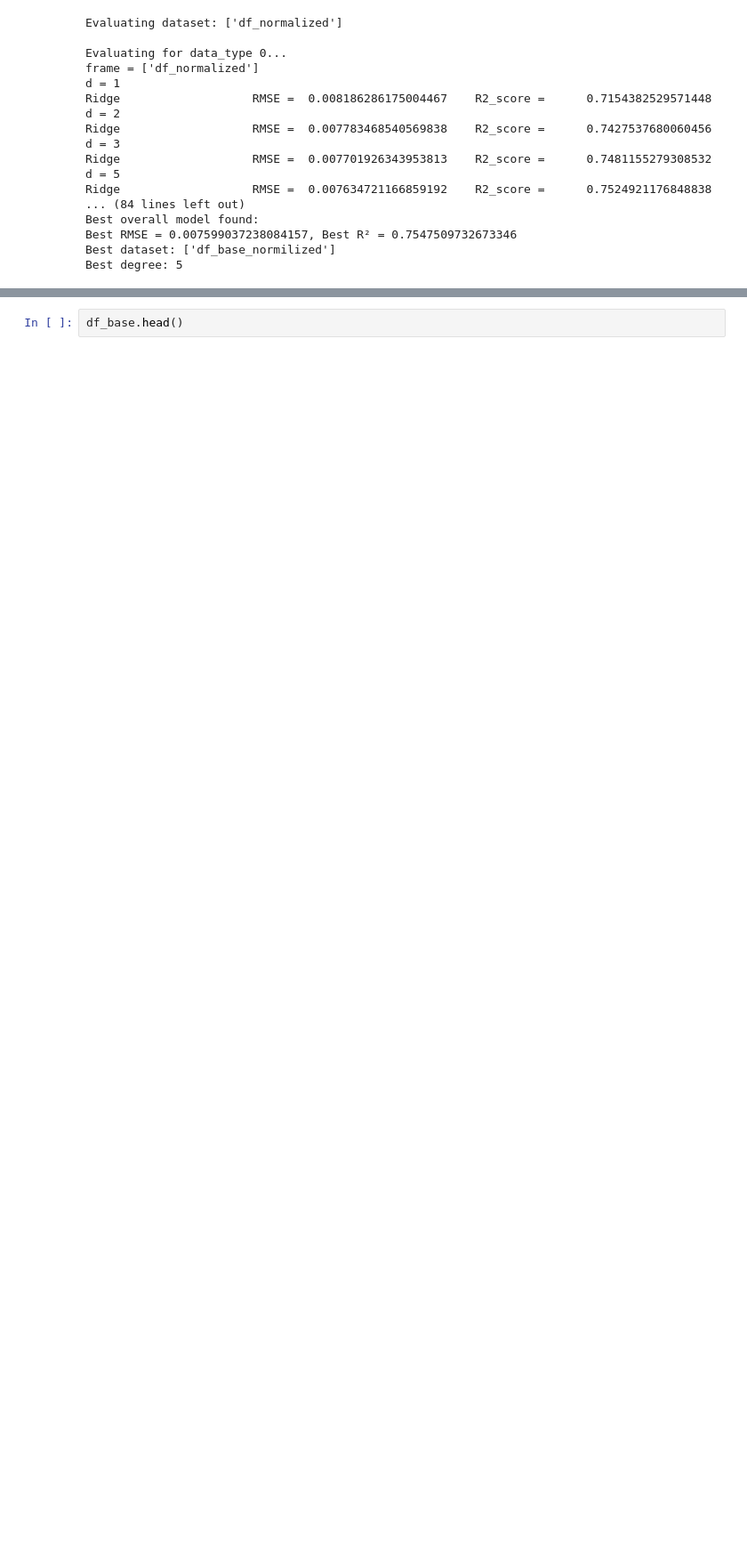
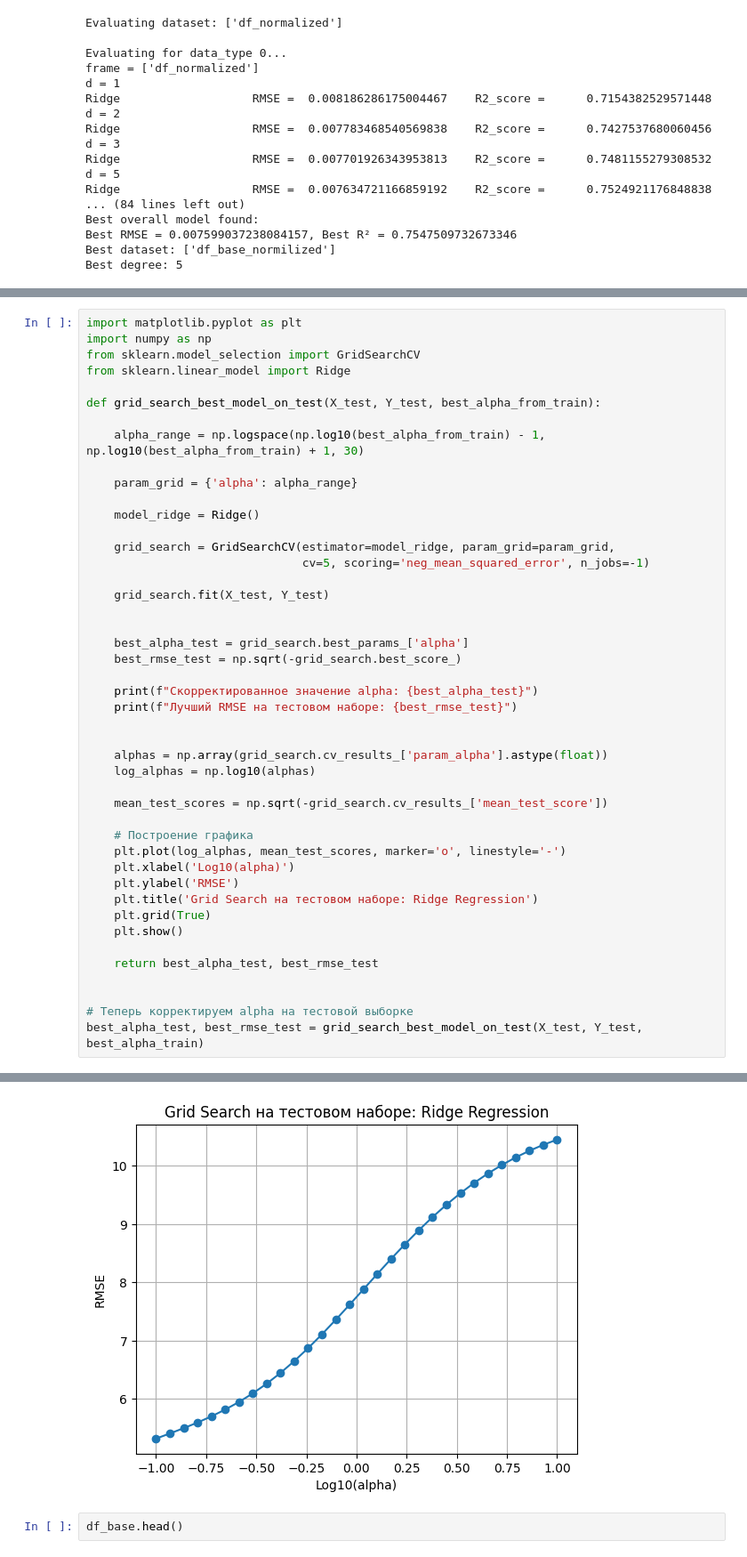
Before and after one commit to nikoloskorzun/Intelligent_analysis_and_data_processing, a Jupyter notebook: Intelligent analysis and data processing/lab1/lab1.ipynb, the cells around one changed output, grey strips where cells are left out. Shown at 89% size. Cells and saved outputs as stored; diff of their text form; blank space fills up the shorter version.

```diff
--- a/Intelligent analysis and data processing/lab1/lab1.ipynb
+++ b/Intelligent analysis and data processing/lab1/lab1.ipynb
@@ -664,0 +765,46 @@ Best degree: 5
+# %%
+import matplotlib.pyplot as plt
+import numpy as np
+from sklearn.model_selection import GridSearchCV
+from sklearn.linear_model import Ridge
+
+def grid_search_best_model_on_test(X_test, Y_test, best_alpha_from_train):
+
+    alpha_range = np.logspace(np.log10(best_alpha_from_train) - 1, np.log10(best_alpha_from_train) + 1, 30)
+
+    param_grid = {'alpha': alpha_range}
+
+    model_ridge = Ridge()
+
+    grid_search = GridSearchCV(estimator=model_ridge, param_grid=param_grid,
+                               cv=5, scoring='neg_mean_squared_error', n_jobs=-1)
+
+    grid_search.fit(X_test, Y_test)
+
+
+    best_alpha_test = grid_search.best_params_['alpha']
+    best_rmse_test = np.sqrt(-grid_search.best_score_)
+
+    print(f"Скорректированное значение alpha: {best_alpha_test}")
+    print(f"Лучший RMSE на тестовом наборе: {best_rmse_test}")
+
+
+    alphas = np.array(grid_search.cv_results_['param_alpha'].astype(float))
+    log_alphas = np.log10(alphas)
+
+    mean_test_scores = np.sqrt(-grid_search.cv_results_['mean_test_score'])
+
+    # Построение графика
+    plt.plot(log_alphas, mean_test_scores, marker='o', linestyle='-')
+    plt.xlabel('Log10(alpha)')
+    plt.ylabel('RMSE')
+    plt.title('Grid Search на тестовом наборе: Ridge Regression')
+    plt.grid(True)
+    plt.show()
+
+    return best_alpha_test, best_rmse_test
+
+
+# Теперь корректируем alpha на тестовой выборке
+best_alpha_test, best_rmse_test = grid_search_best_model_on_test(X_test, Y_test, best_alpha_train)
+# %% [output]
@@ -665,3 +813,4 @@ Best degree: 5
+[figure, added]
 # %%
 df_base.head()
 # %% [markdown]
```
Also changed, not shown: parts of 14 cells of this notebook.
